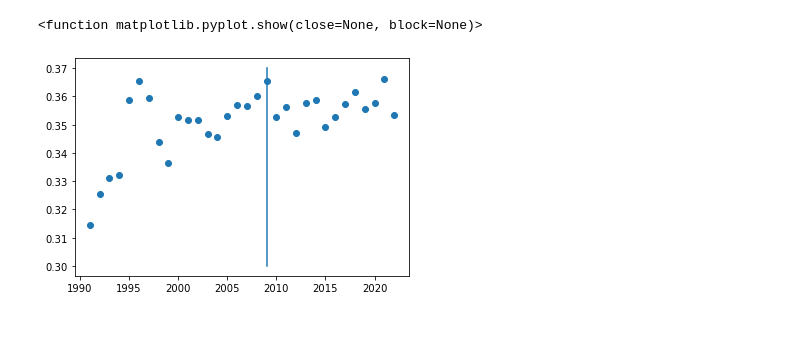
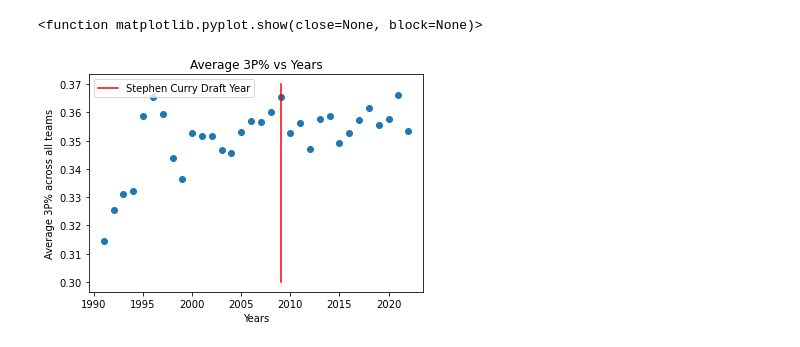
Before and after one commit to jsok59/CMSC320_FinalWebProject, a Jupyter notebook: CMSC320_FinalProject.ipynb, the cells around one changed output. Cells and saved outputs as stored; diff of their text form; code cells hidden in the pictures.

```diff
--- a/CMSC320_FinalProject.ipynb
+++ b/CMSC320_FinalProject.ipynb
@@ -60,8 +161,12 @@ plt.show
 # %%
 ax = plt.axes()
 ax.scatter(years, season_total["3P%"])
-ax.plot([2009,2009],[0.3,0.37])
+ax.plot([2009,2009],[0.3,0.37], color= "red", label = "Stephen Curry Draft Year")
+plt.xlabel("Years")
+plt.ylabel("Average 3P% across all teams")
+plt.title("Average 3P% vs Years")
+plt.legend()
 plt.show
 # %% [output]
 <function matplotlib.pyplot.show(close=None, block=None)>
-[figure, old version]
+[figure, new version]
```
Also changed, not shown: parts of 65 cells of this notebook.
